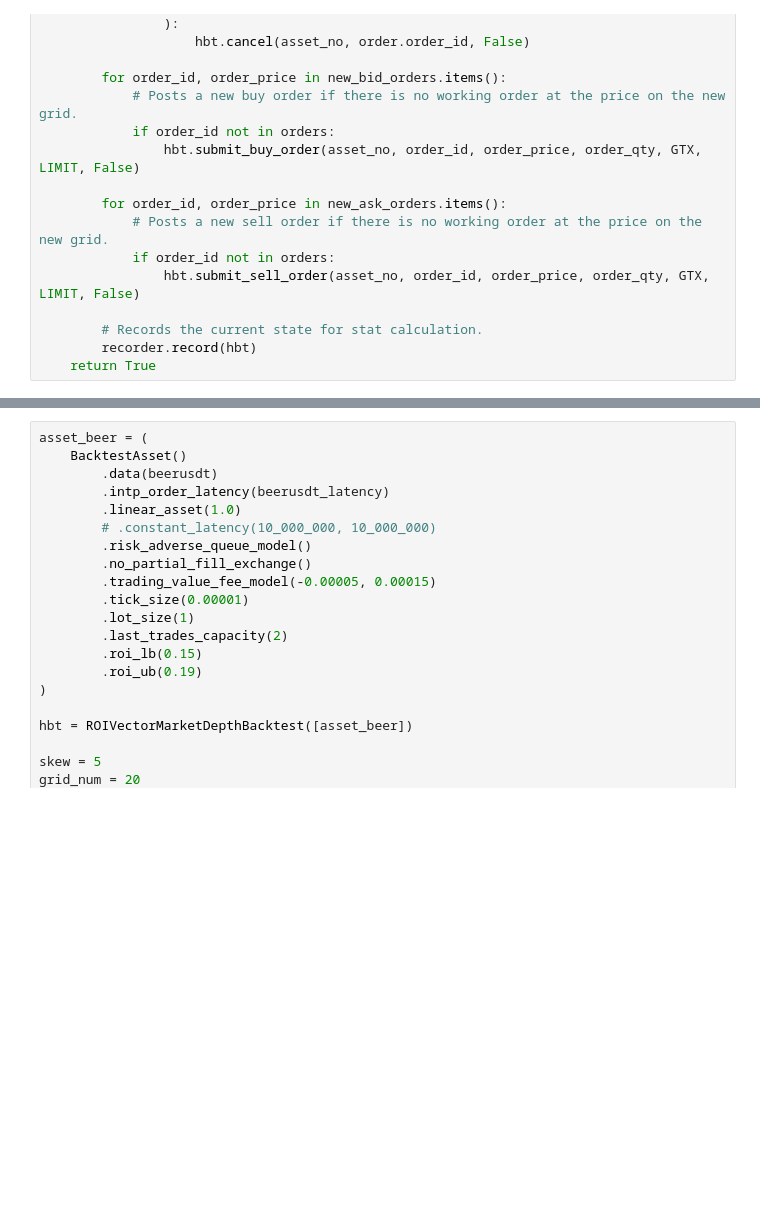
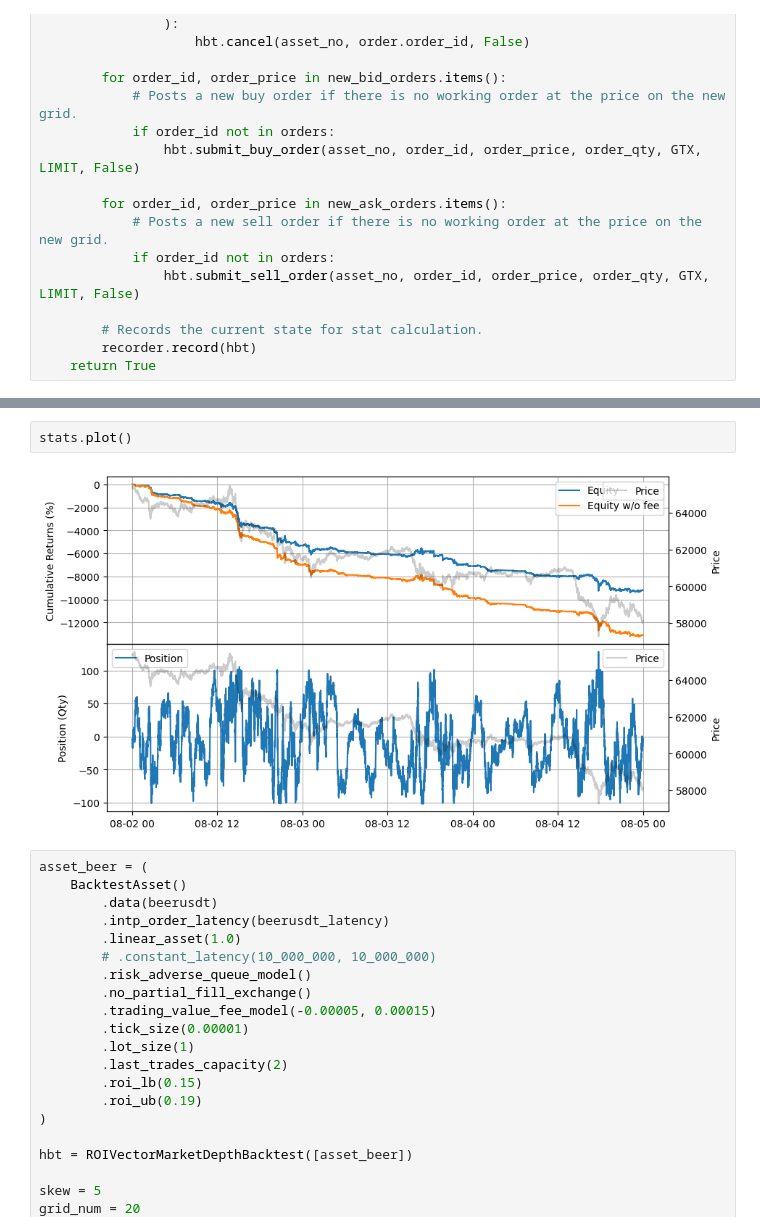
Before and after one commit to AdityaRoot/HFT-Project, a Jupyter notebook: src/archive/5_hft_grid_skew.ipynb, the cells around one changed output, grey strips where cells are left out. Saved outputs shown, nothing was run; the diff lists cells and outputs as text; blank space fills up the shorter version.

```diff
--- a/src/archive/5_hft_grid_skew.ipynb
+++ b/src/archive/5_hft_grid_skew.ipynb
@@ -98,3 +153,7 @@ def gridtrading(hbt, recorder, skew, grid_num = 20, grid_int_mult = 10, half_spr
+# %%
+stats.plot()
+# %% [output]
+[figure, added]
 # %%
 asset_beer = (
     BacktestAsset()
```
Also changed, not shown: parts of 2 cells of this notebook, 10 other files.
